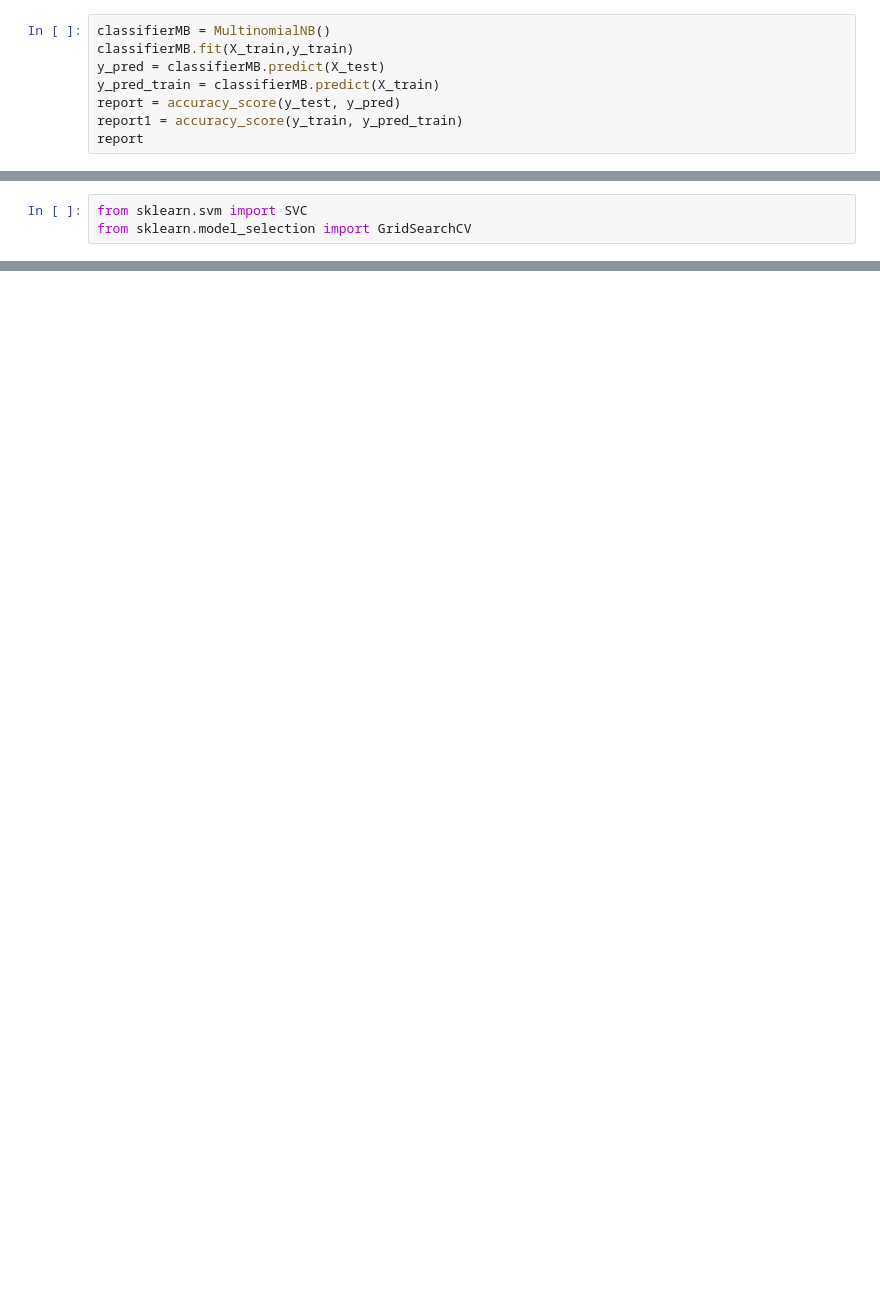
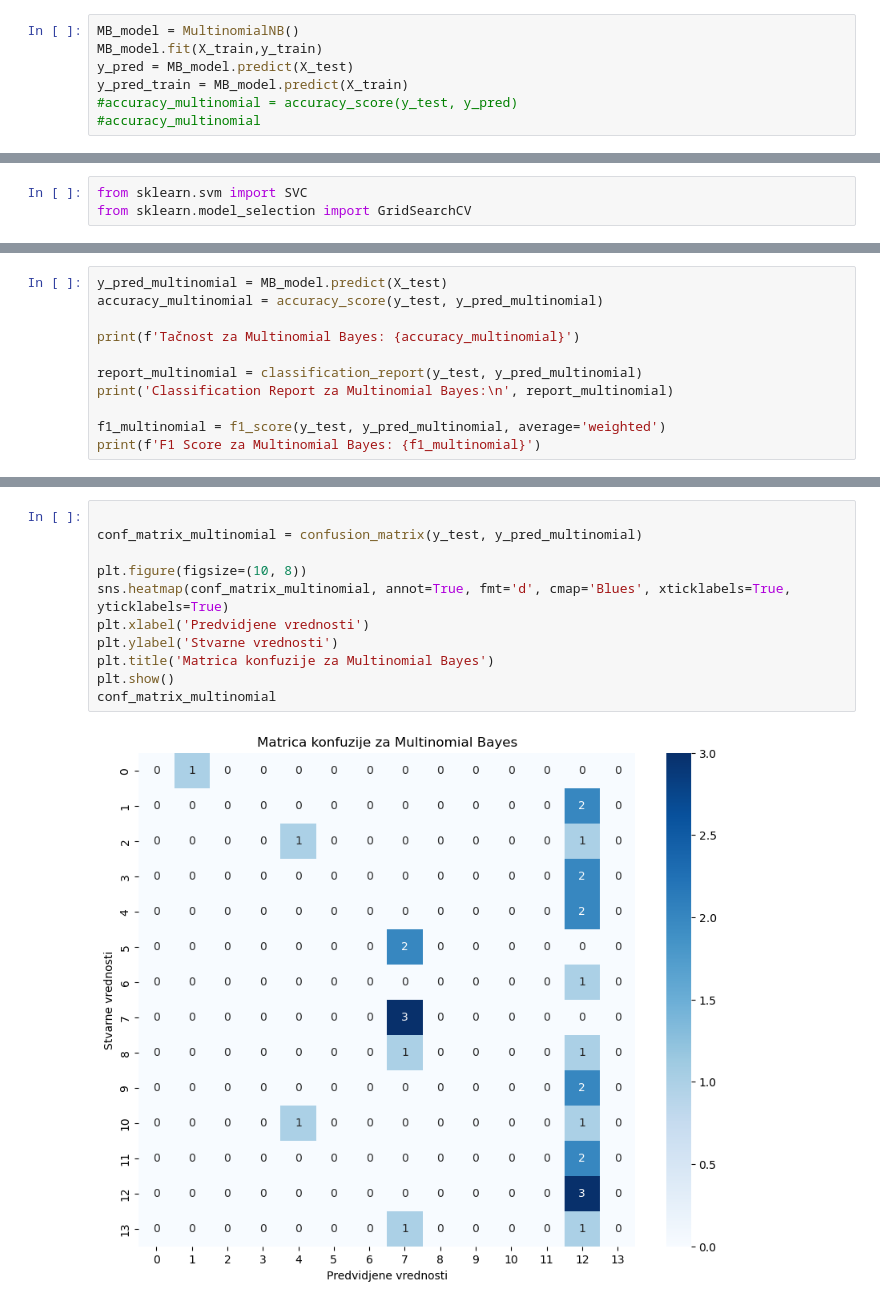
Before and after one commit to jelena3160/AutorshipAttribution, a Jupyter notebook: classla.ipynb, the cells around one changed output, grey strips where cells are left out. Drawn from its saved outputs; the diff is of its cells as text; blank space fills up the shorter version.

```diff
--- a/classla.ipynb
+++ b/classla.ipynb
@@ -140,8 +123,7 @@ report
 # %%
-classifierMB = MultinomialNB()
-classifierMB.fit(X_train,y_train)
-y_pred = classifierMB.predict(X_test)
-y_pred_train = classifierMB.predict(X_train)
-report = accuracy_score(y_test, y_pred)
-report1 = accuracy_score(y_train, y_pred_train)
-report
+MB_model = MultinomialNB()
+MB_model.fit(X_train,y_train)
+y_pred = MB_model.predict(X_test)
+y_pred_train = MB_model.predict(X_train)
+#accuracy_multinomial = accuracy_score(y_test, y_pred)
+#accuracy_multinomial
@@ -210,0 +324,11 @@ Best Hyperparameters: {'C': 10, 'coef0': 1.0, 'gamma': 'scale', 'kernel': 'sigmo
+# %%
+y_pred_multinomial = MB_model.predict(X_test)
+accuracy_multinomial = accuracy_score(y_test, y_pred_multinomial)
+
+print(f'Tačnost za Multinomial Bayes: {accuracy_multinomial}')
+
+report_multinomial = classification_report(y_test, y_pred_multinomial)
+print('Classification Report za Multinomial Bayes:\n', report_multinomial)
+
+f1_multinomial = f1_score(y_test, y_pred_multinomial, average='weighted')
+print(f'F1 Score za Multinomial Bayes: {f1_multinomial}')
@@ -210,0 +353,13 @@ Best Hyperparameters: {'C': 10, 'coef0': 1.0, 'gamma': 'scale', 'kernel': 'sigmo
+# %%
+
+conf_matrix_multinomial = confusion_matrix(y_test, y_pred_multinomial)
+
+plt.figure(figsize=(10, 8))
+sns.heatmap(conf_matrix_multinomial, annot=True, fmt='d', cmap='Blues', xticklabels=True, yticklabels=True)
+plt.xlabel('Predvidjene vrednosti')
+plt.ylabel('Stvarne vrednosti')
+plt.title('Matrica konfuzije za Multinomial Bayes')
+plt.show()
+conf_matrix_multinomial
+# %% [output]
+[figure, added]
```
Also changed, not shown: parts of 37 cells of this notebook, 2 other files.
